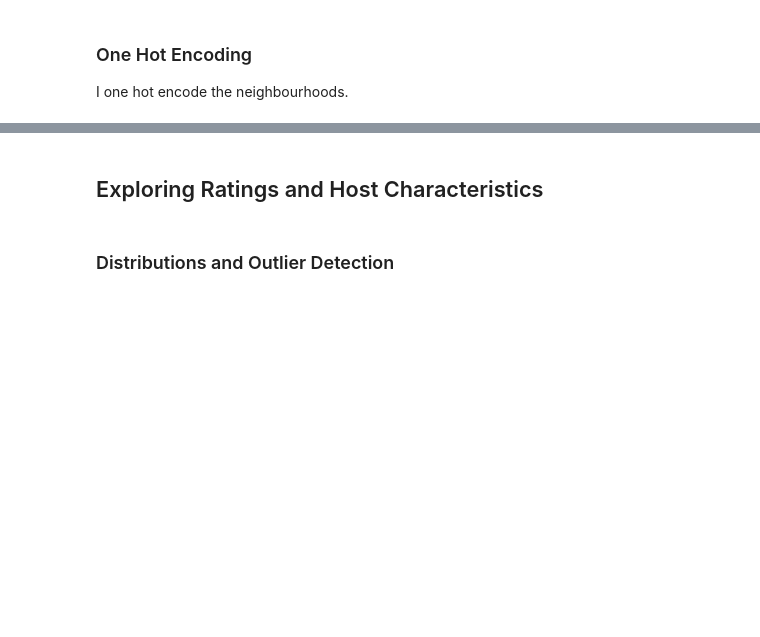
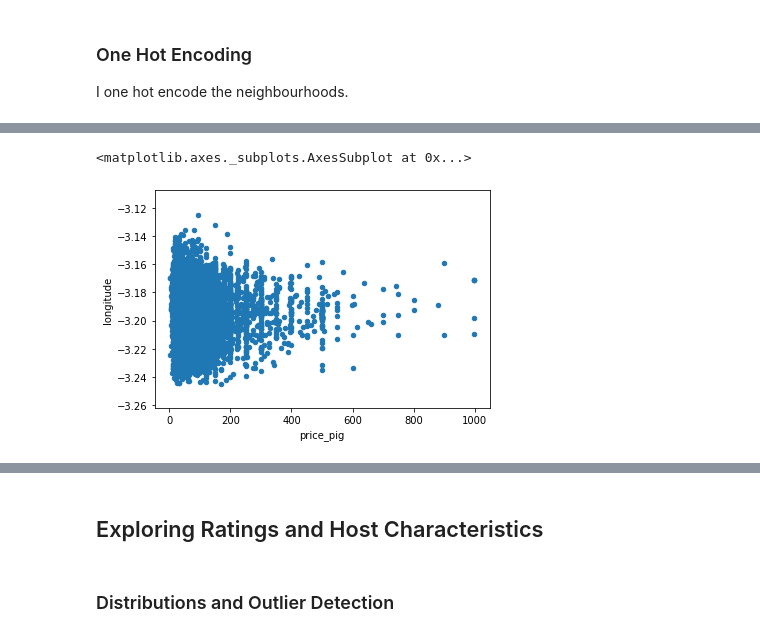
Before and after one commit to anailis/edinburgh-airbnbs, a Jupyter notebook: eda/Listings19.ipynb, the cells around one changed output, grey strips where cells are left out. Drawn from its saved outputs; the diff is of its cells as text; code cells hidden in the pictures; blank space fills up the shorter version.

```diff
--- a/eda/Listings19.ipynb
+++ b/eda/Listings19.ipynb
@@ -372,0 +402,5 @@ corrMatrix
+# %%
+listings.plot.scatter(x = 'price_pig', y = 'longitude')
+# %% [output]
+<matplotlib.axes._subplots.AxesSubplot at 0x...>
+[figure, added]
```
Also changed, not shown: parts of 30 cells of this notebook.
